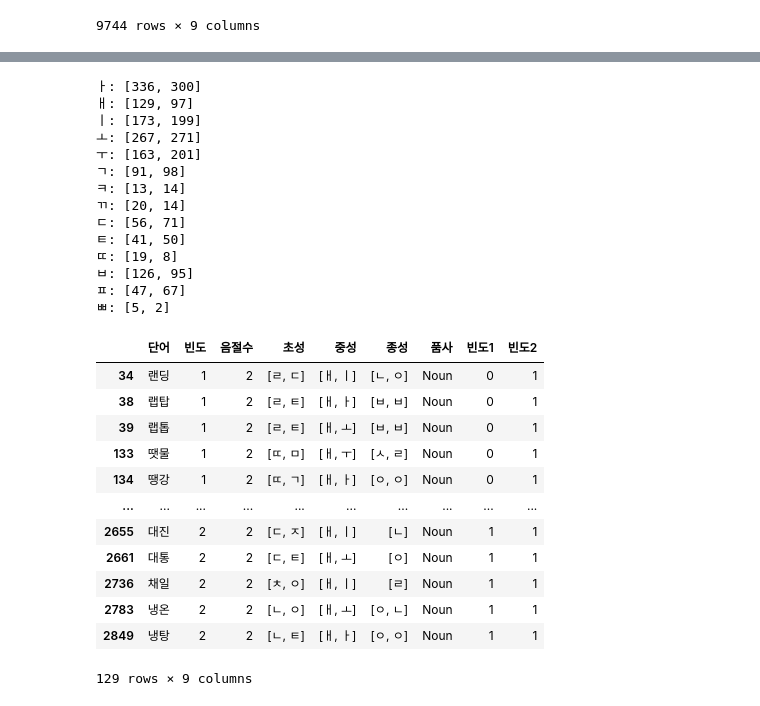
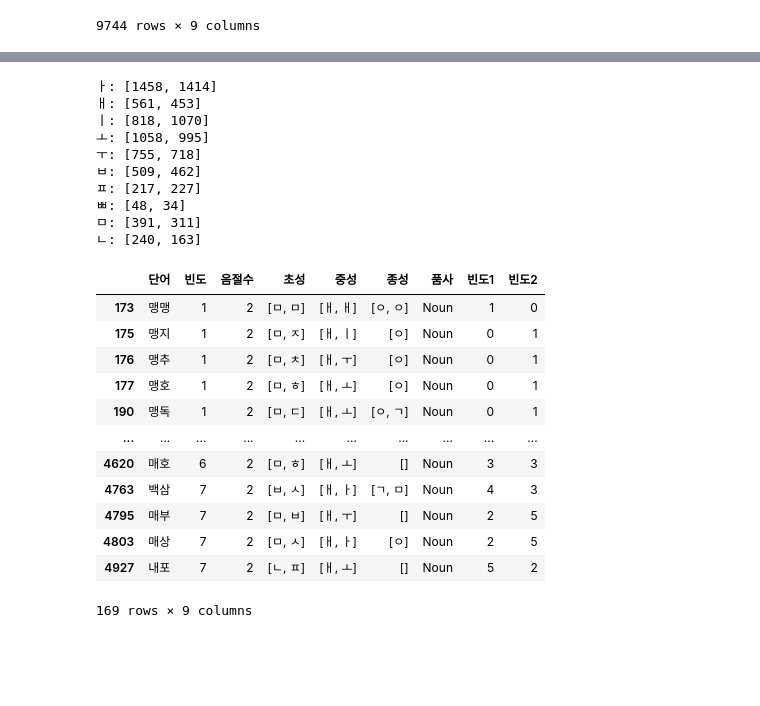
Before and after one commit to irregular6612/phoneticConvergence, a Jupyter notebook: data.ipynb, the cells around one changed output, grey strips where cells are left out. Drawn from its saved outputs; the diff is of its cells as text; code cells hidden in the pictures; blank space fills up the shorter version.

```diff
--- a/data.ipynb
+++ b/data.ipynb
@@ -9,8 +9,8 @@ import seaborn as sns
 # %% [markdown]
 ## 분석 대상 정의
 # %%
-# 파열음 자음.
-plosive_consonant = ['ㄱ', 'ㅋ', 'ㄲ', 'ㄷ', 'ㅌ', 'ㄸ',  'ㅂ', 'ㅍ', 'ㅃ']
+# 자음
+consonant = ['ㅂ', 'ㅍ', 'ㅃ', 'ㅁ', 'ㄴ']
 # target 모음
 target_vowel = ['ㅏ', 'ㅐ', 'ㅣ', 'ㅗ', 'ㅜ']
 # %% [markdown]
@@ -370,6 +370,3 @@ main_df
 | 9742 | 사람 | 32591 | 2 | [ㅅ, ㄹ] | [ㅏ, ㅏ] | [ㅁ] | Noun | 18997 | 13594 |
 | 9743 | 생각 | 37485 | 2 | [ㅅ, ㄱ] | [ㅐ, ㅏ] | [ㅇ, ㄱ] | Noun | 33607 | 3878 |
 9744 rows × 9 columns
-# %%
-main_df = main_df[main_df['빈도2'] > 0]
-main_df
@@ -390,6 +373,6 @@ main_df
 # %%
 lower_bound = -1
-upper_bound = 2
+upper_bound = 6
 sample = main_df[(lower_bound < main_df['빈도2']) & (main_df['빈도2'] < upper_bound) & (lower_bound < main_df['빈도1']) & (main_df['빈도1'] < upper_bound)]
 # %%
 def count_vowel(df: pd.DataFrame):
@@ -419,54 +402,50 @@ def count_vowel(df: pd.DataFrame):
             counter[4][1] += 1
     return counter
 
-def count_plosive_consonant(df: pd.DataFrame):
-    plosive_consonant = ['ㄱ', 'ㅋ', 'ㄲ', 'ㄷ', 'ㅌ', 'ㄸ',  'ㅂ', 'ㅍ', 'ㅃ']
-    counter = [[0, 0], [0, 0], [0, 0], [0, 0], [0, 0], [0, 0], [0, 0], [0, 0], [0, 0]]
+def count_consonant(df: pd.DataFrame):
+    consonant = ['ㅂ', 'ㅍ', 'ㅃ', 'ㅁ', 'ㄴ']
+    counter = [[0, 0], [0, 0], [0, 0], [0, 0], [0, 0]]
     for idx in range(len(df)):
         item = df['초성'].iloc[idx]
-        for idx, consonant in enumerate(plosive_consonant):
-            if item[0] == consonant:
+        for idx, cons in enumerate(consonant):
+            if item[0] == cons:
                 counter[idx][0] += 1
-            if item[1] == consonant:
+            if item[1] == cons:
                 counter[idx][1] += 1
     return counter
 
 counter = count_vowel(sample)
 for idx, item in enumerate(counter):
     print(f"{target_vowel[idx]}: {item}")
-counter = count_plosive_consonant(sample)
+counter = count_consonant(sample)
 for idx, item in enumerate(counter):
-    print(f"{plosive_consonant[idx]}: {item}")
+    print(f"{consonant[idx]}: {item}")
 # %% [output]
-ㅏ: [336, 300]
-ㅐ: [129, 97]
-ㅣ: [173, 199]
-ㅗ: [267, 271]
-ㅜ: [163, 201]
-ㄱ: [91, 98]
-ㅋ: [13, 14]
-ㄲ: [20, 14]
-ㄷ: [56, 71]
-ㅌ: [41, 50]
-ㄸ: [19, 8]
-ㅂ: [126, 95]
-ㅍ: [47, 67]
-ㅃ: [5, 2]
+ㅏ: [1458, 1414]
+ㅐ: [561, 453]
+ㅣ: [818, 1070]
+ㅗ: [1058, 995]
+ㅜ: [755, 718]
+ㅂ: [509, 462]
+ㅍ: [217, 227]
+ㅃ: [48, 34]
+ㅁ: [391, 311]
+ㄴ: [240, 163]
 # %%
 #pd.set_option('display.max_rows', None)
 pd.reset_option('display.max_rows')
-sample[(sample['중성'].str[0] == 'ㅐ')]
+sample[(sample['중성'].str[0] == 'ㅐ') & (sample['초성'].str[0].isin(consonant))]
 # %% [output]
 |  | 단어 | 빈도 | 음절수 | 초성 | 중성 | 종성 | 품사 | 빈도1 | 빈도2 |
-| 34 | 랜딩 | 1 | 2 | [ㄹ, ㄷ] | [ㅐ, ㅣ] | [ㄴ, ㅇ] | Noun | 0 | 1 |
-| 38 | 랩탑 | 1 | 2 | [ㄹ, ㅌ] | [ㅐ, ㅏ] | [ㅂ, ㅂ] | Noun | 0 | 1 |
-| 39 | 랩톱 | 1 | 2 | [ㄹ, ㅌ] | [ㅐ, ㅗ] | [ㅂ, ㅂ] | Noun | 0 | 1 |
-| 133 | 땟물 | 1 | 2 | [ㄸ, ㅁ] | [ㅐ, ㅜ] | [ㅅ, ㄹ] | Noun | 0 | 1 |
-| 134 | 땡강 | 1 | 2 | [ㄸ, ㄱ] | [ㅐ, ㅏ] | [ㅇ, ㅇ] | Noun | 0 | 1 |
+| 173 | 맹맹 | 1 | 2 | [ㅁ, ㅁ] | [ㅐ, ㅐ] | [ㅇ, ㅇ] | Noun | 1 | 0 |
+| 175 | 맹지 | 1 | 2 | [ㅁ, ㅈ] | [ㅐ, ㅣ] | [ㅇ] | Noun | 0 | 1 |
+| 176 | 맹추 | 1 | 2 | [ㅁ, ㅊ] | [ㅐ, ㅜ] | [ㅇ] | Noun | 0 | 1 |
+| 177 | 맹호 | 1 | 2 | [ㅁ, ㅎ] | [ㅐ, ㅗ] | [ㅇ] | Noun | 0 | 1 |
+| 190 | 맹독 | 1 | 2 | [ㅁ, ㄷ] | [ㅐ, ㅗ] | [ㅇ, ㄱ] | Noun | 0 | 1 |
 | ... | ... | ... | ... | ... | ... | ... | ... | ... | ... |
-| 2655 | 대진 | 2 | 2 | [ㄷ, ㅈ] | [ㅐ, ㅣ] | [ㄴ] | Noun | 1 | 1 |
-| 2661 | 대통 | 2 | 2 | [ㄷ, ㅌ] | [ㅐ, ㅗ] | [ㅇ] | Noun | 1 | 1 |
-| 2736 | 채일 | 2 | 2 | [ㅊ, ㅇ] | [ㅐ, ㅣ] | [ㄹ] | Noun | 1 | 1 |
-| 2783 | 냉온 | 2 | 2 | [ㄴ, ㅇ] | [ㅐ, ㅗ] | [ㅇ, ㄴ] | Noun | 1 | 1 |
-| 2849 | 냉탕 | 2 | 2 | [ㄴ, ㅌ] | [ㅐ, ㅏ] | [ㅇ, ㅇ] | Noun | 1 | 1 |
+| 4620 | 매호 | 6 | 2 | [ㅁ, ㅎ] | [ㅐ, ㅗ] | [] | Noun | 3 | 3 |
+| 4763 | 백삼 | 7 | 2 | [ㅂ, ㅅ] | [ㅐ, ㅏ] | [ㄱ, ㅁ] | Noun | 4 | 3 |
+| 4795 | 매부 | 7 | 2 | [ㅁ, ㅂ] | [ㅐ, ㅜ] | [] | Noun | 2 | 5 |
+| 4803 | 매상 | 7 | 2 | [ㅁ, ㅅ] | [ㅐ, ㅏ] | [ㅇ] | Noun | 2 | 5 |
+| 4927 | 내포 | 7 | 2 | [ㄴ, ㅍ] | [ㅐ, ㅗ] | [] | Noun | 5 | 2 |
-129 rows × 9 columns
+169 rows × 9 columns
```
Also changed, not shown: parts of 6 cells of this notebook, 2 other files.
